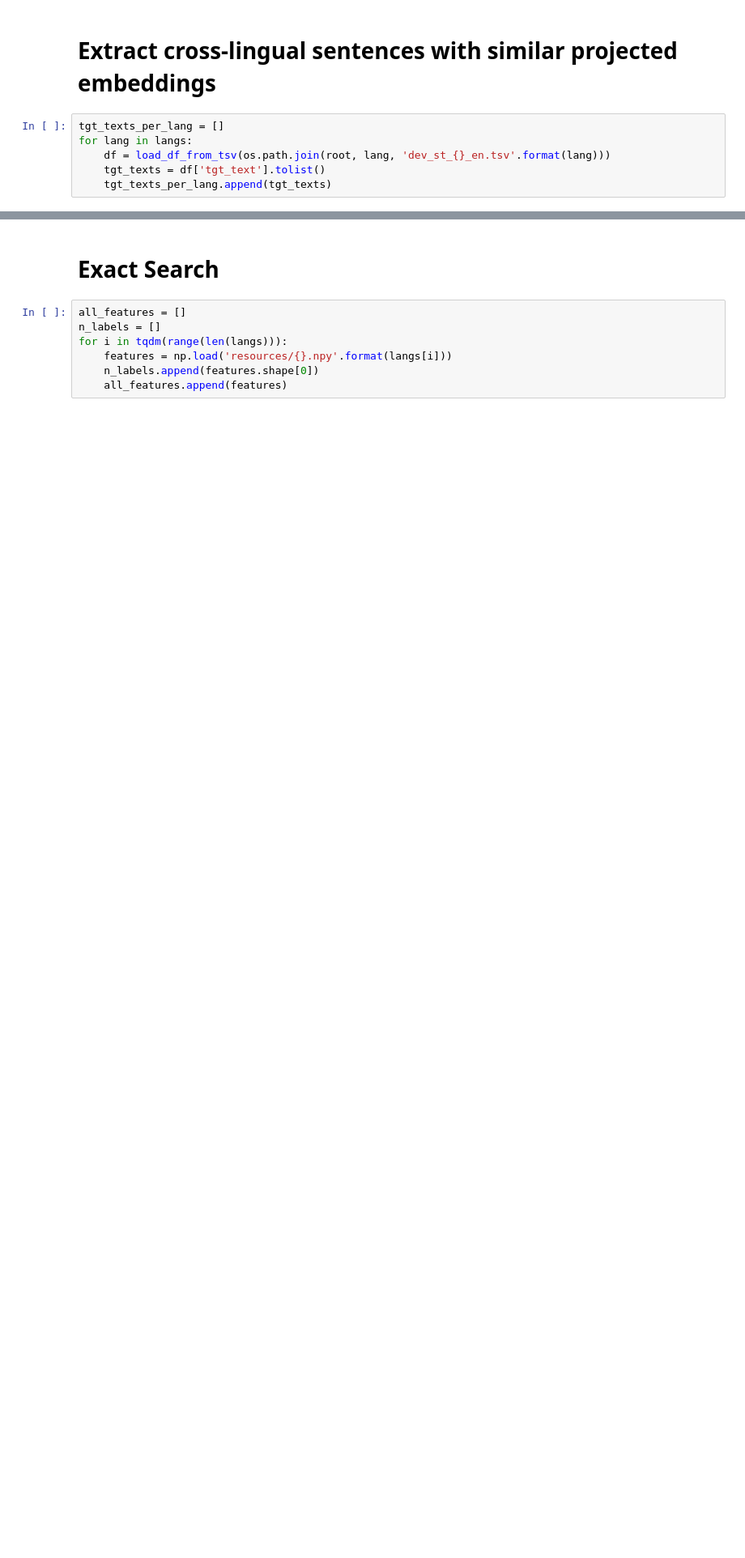
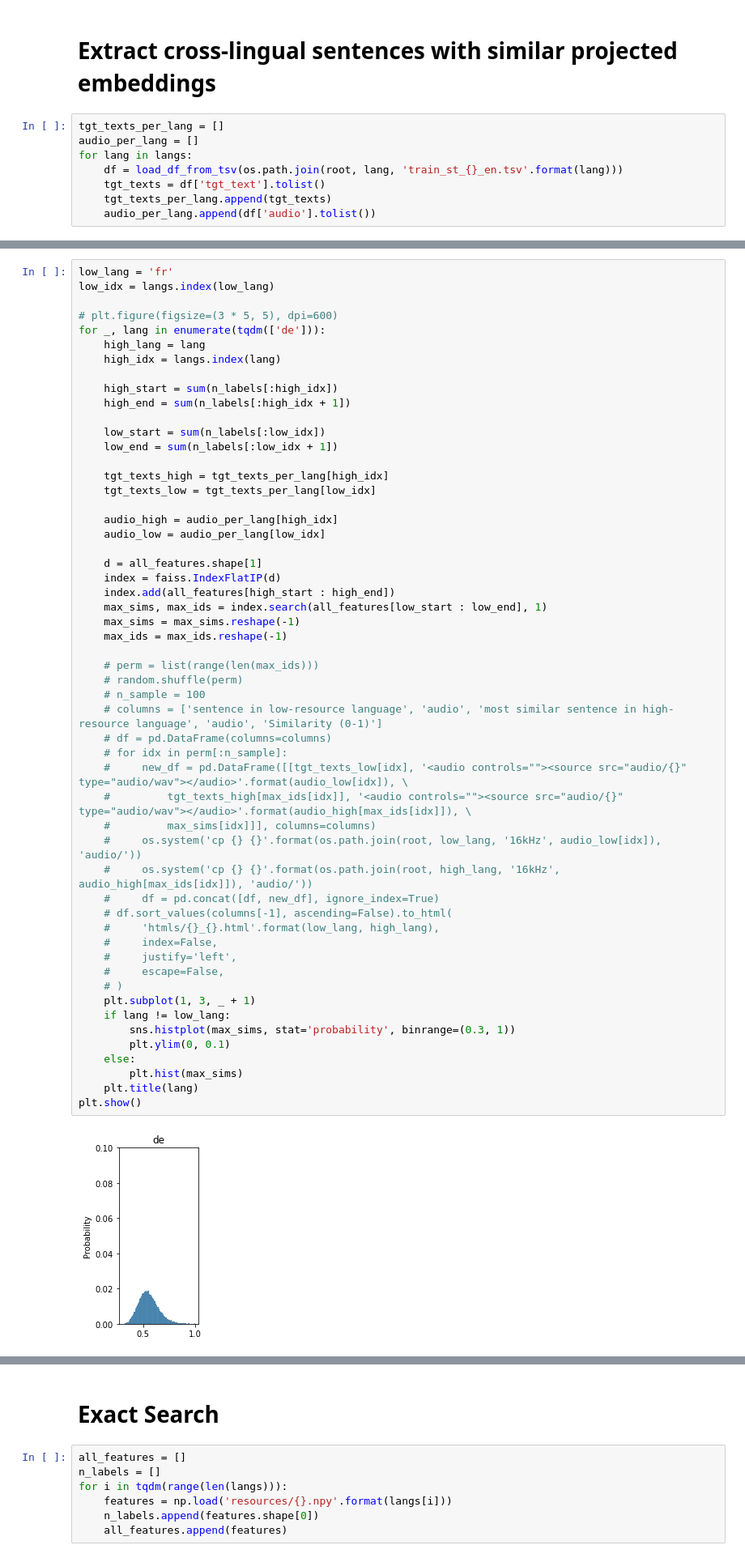
Before and after one commit to owaski/Chimera-ST, a Jupyter notebook: mST/analysis/language-specific/language_distribution.ipynb, the cells around one changed output, grey strips where cells are left out. Shown at 81% size. Cells and saved outputs as stored; diff of their text form; blank space fills up the shorter version.

```diff
--- a/mST/analysis/language-specific/language_distribution.ipynb
+++ b/mST/analysis/language-specific/language_distribution.ipynb
@@ -131,7 +193,9 @@ plt.savefig('umap.png')
 # Extract cross-lingual sentences with similar projected embeddings
 # %%
 tgt_texts_per_lang = []
+audio_per_lang = []
 for lang in langs:
-    df = load_df_from_tsv(os.path.join(root, lang, 'dev_st_{}_en.tsv'.format(lang)))
+    df = load_df_from_tsv(os.path.join(root, lang, 'train_st_{}_en.tsv'.format(lang)))
     tgt_texts = df['tgt_text'].tolist()
     tgt_texts_per_lang.append(tgt_texts)
+    audio_per_lang.append(df['audio'].tolist())
@@ -211,0 +202,56 @@ print(*pairs, sep='\n')
+# %%
+low_lang = 'fr'
+low_idx = langs.index(low_lang)
+
+# plt.figure(figsize=(3 * 5, 5), dpi=600)
+for _, lang in enumerate(tqdm(['de'])):
+    high_lang = lang
+    high_idx = langs.index(lang)
+
+    high_start = sum(n_labels[:high_idx])
+    high_end = sum(n_labels[:high_idx + 1])
+
+    low_start = sum(n_labels[:low_idx])
+    low_end = sum(n_labels[:low_idx + 1])
+
+    tgt_texts_high = tgt_texts_per_lang[high_idx]
+    tgt_texts_low = tgt_texts_per_lang[low_idx]
+
+    audio_high = audio_per_lang[high_idx]
+    audio_low = audio_per_lang[low_idx]
+
+    d = all_features.shape[1]
+    index = faiss.IndexFlatIP(d)
+    index.add(all_features[high_start : high_end])
+    max_sims, max_ids = index.search(all_features[low_start : low_end], 1)
+    max_sims = max_sims.reshape(-1)
+    max_ids = max_ids.reshape(-1)
+
+    # perm = list(range(len(max_ids)))
+    # random.shuffle(perm)
+    # n_sample = 100
+    # columns = ['sentence in low-resource language', 'audio', 'most similar sentence in high-resource language', 'audio', 'Similarity (0-1)']
+    # df = pd.DataFrame(columns=columns)
+    # for idx in perm[:n_sample]:
+    #     new_df = pd.DataFrame([[tgt_texts_low[idx], '<audio controls=""><source src="audio/{}" type="audio/wav"></audio>'.format(audio_low[idx]), \
+    #         tgt_texts_high[max_ids[idx]], '<audio controls=""><source src="audio/{}" type="audio/wav"></audio>'.format(audio_high[max_ids[idx]]), \
+    #         max_sims[idx]]], columns=columns)
+    #     os.system('cp {} {}'.format(os.path.join(root, low_lang, '16kHz', audio_low[idx]), 'audio/'))
+    #     os.system('cp {} {}'.format(os.path.join(root, high_lang, '16kHz', audio_high[max_ids[idx]]), 'audio/'))
+    #     df = pd.concat([df, new_df], ignore_index=True)
+    # df.sort_values(columns[-1], ascending=False).to_html(
+    #     'htmls/{}_{}.html'.format(low_lang, high_lang),
+    #     index=False,
+    #     justify='left',
+    #     escape=False,
+    # )
+    plt.subplot(1, 3, _ + 1)
+    if lang != low_lang:
+        sns.histplot(max_sims, stat='probability', binrange=(0.3, 1))
+        plt.ylim(0, 0.1)
+    else:
+        plt.hist(max_sims)
+    plt.title(lang)
+plt.show()
+# %% [output]
+[figure, added]
```
Also changed, not shown: parts of 27 cells of this notebook, 21 other files.
